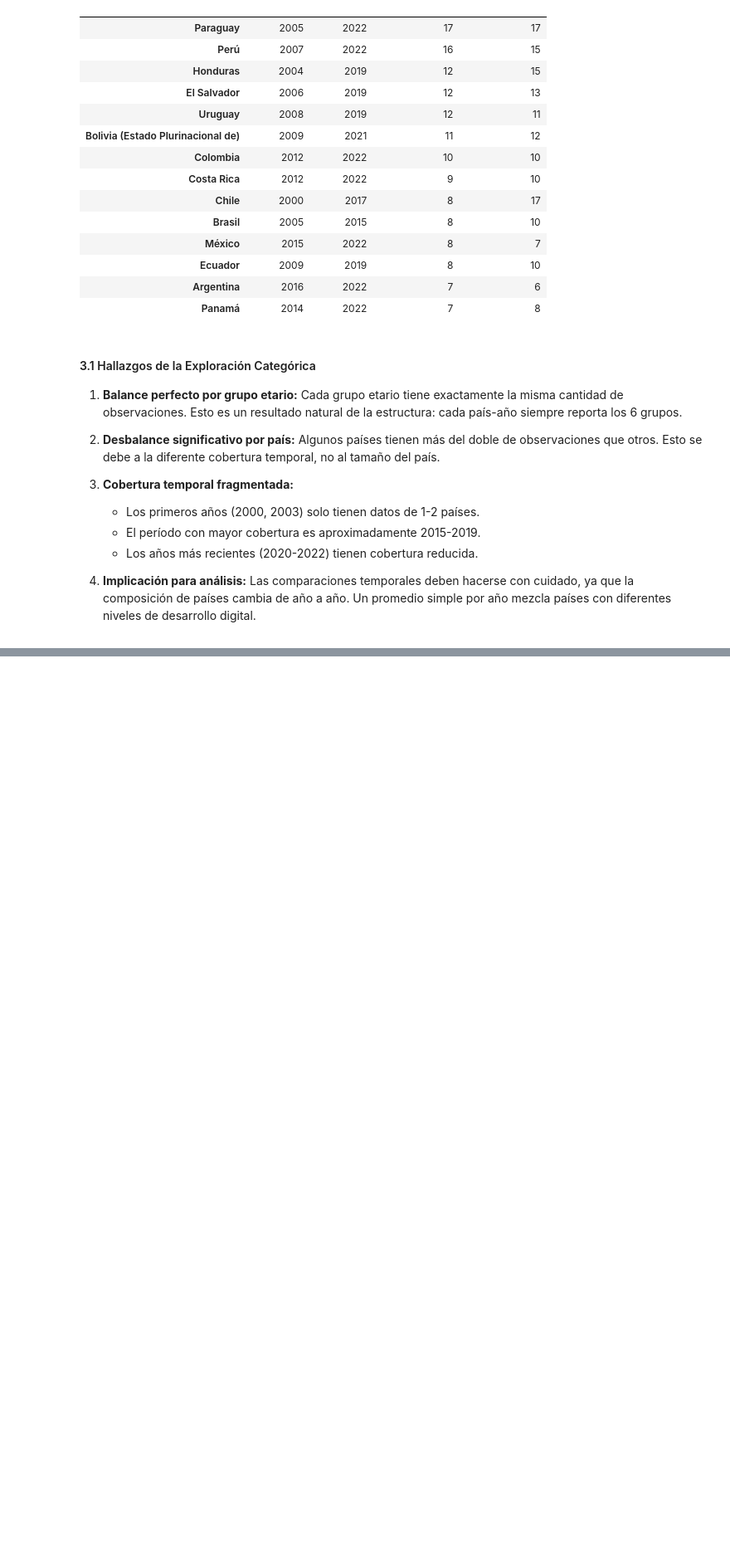
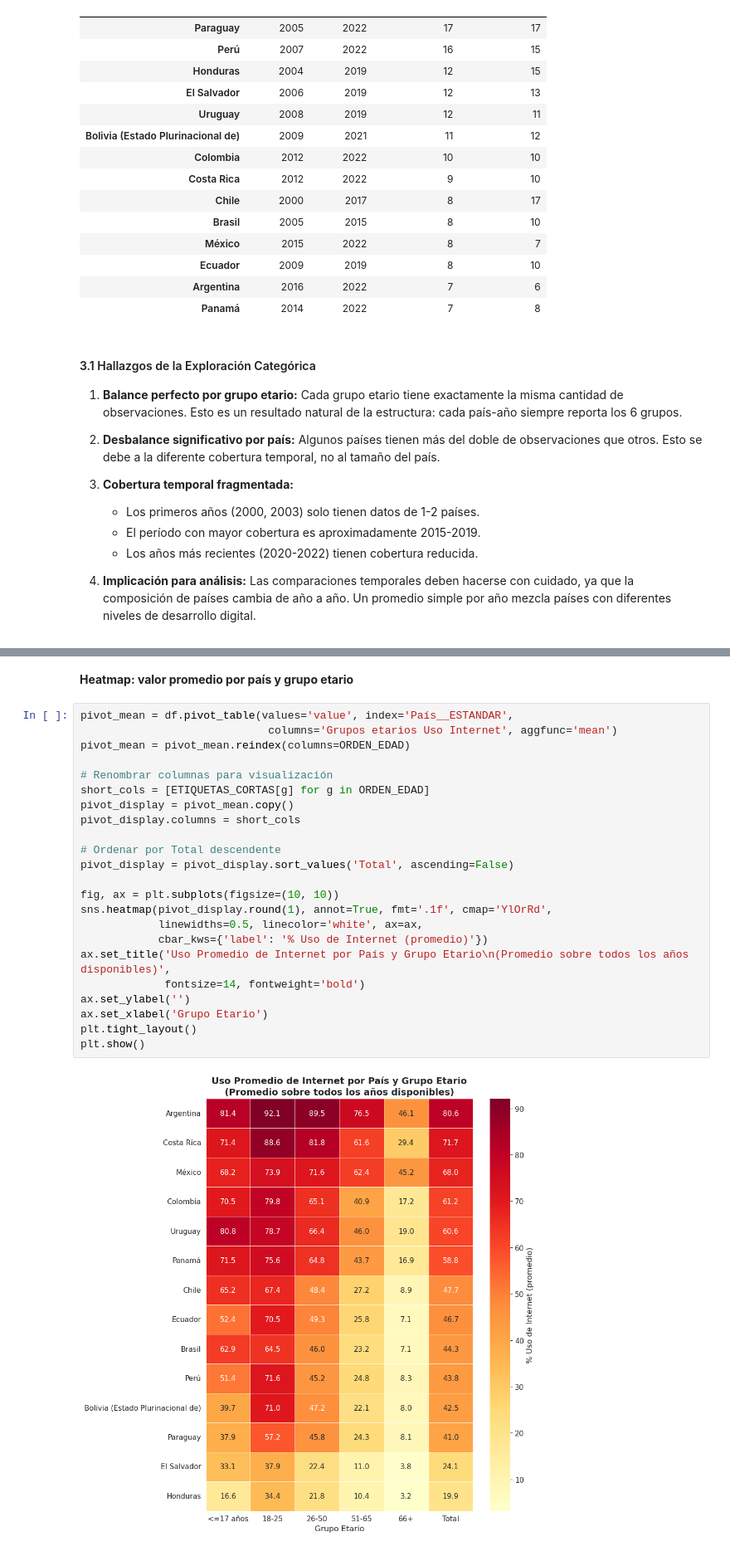
Before and after one commit to Tunchxz/CC3074-Proyecto-Final, a Jupyter notebook: Week-1.ipynb, the cells around one changed output, grey strips where cells are left out. Shown at 83% size. Saved outputs shown, nothing was run; the diff lists cells and outputs as text; blank space fills up the shorter version.

```diff
--- a/Week-1.ipynb
+++ b/Week-1.ipynb
@@ -802,0 +881,27 @@ Resumen temporal por país:
+# %% [markdown]
+**Heatmap: valor promedio por país y grupo etario**
+# %%
+pivot_mean = df.pivot_table(values='value', index='País__ESTANDAR',
+                             columns='Grupos etarios Uso Internet', aggfunc='mean')
+pivot_mean = pivot_mean.reindex(columns=ORDEN_EDAD)
+
+# Renombrar columnas para visualización
+short_cols = [ETIQUETAS_CORTAS[g] for g in ORDEN_EDAD]
+pivot_display = pivot_mean.copy()
+pivot_display.columns = short_cols
+
+# Ordenar por Total descendente
+pivot_display = pivot_display.sort_values('Total', ascending=False)
+
+fig, ax = plt.subplots(figsize=(10, 10))
+sns.heatmap(pivot_display.round(1), annot=True, fmt='.1f', cmap='YlOrRd',
+            linewidths=0.5, linecolor='white', ax=ax,
+            cbar_kws={'label': '% Uso de Internet (promedio)'})
+ax.set_title('Uso Promedio de Internet por País y Grupo Etario\n(Promedio sobre todos los años disponibles)',
+             fontsize=14, fontweight='bold')
+ax.set_ylabel('')
+ax.set_xlabel('Grupo Etario')
+plt.tight_layout()
+plt.show()
+# %% [output]
+[figure, added]
```
Also changed, not shown: parts of 18 cells of this notebook.
